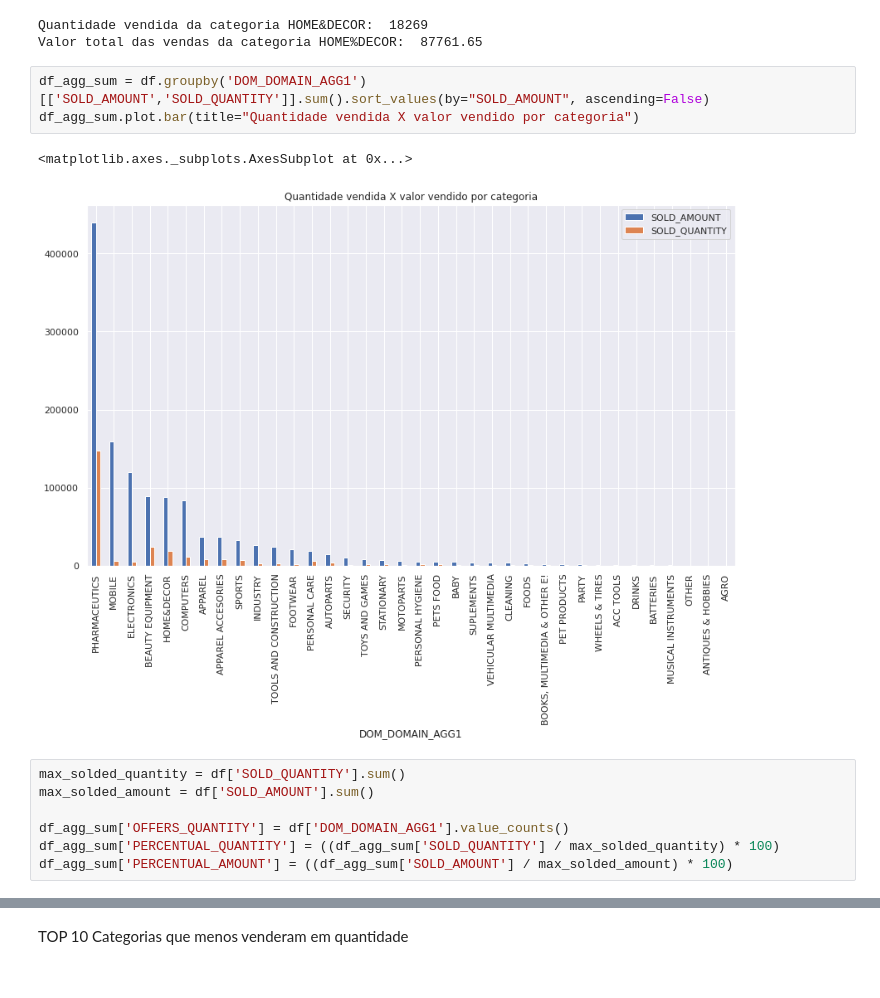
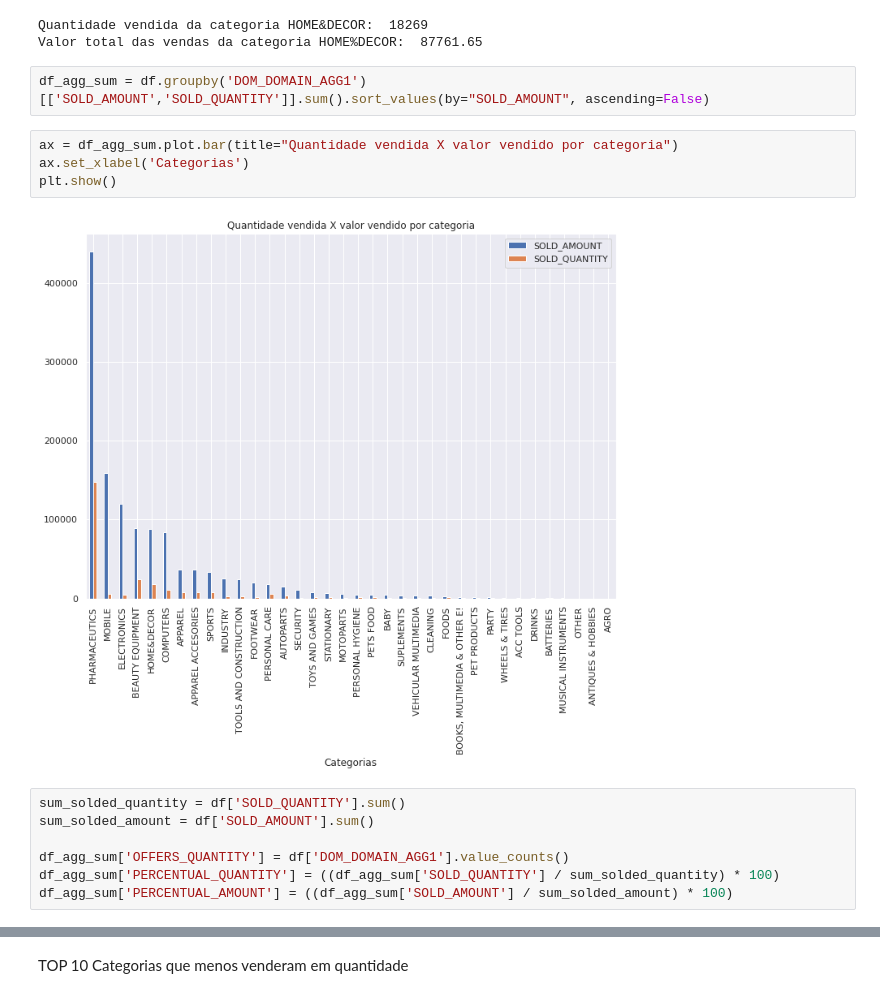
Before and after one commit to AnaClarice382/data_science_analysis, a Jupyter notebook: EDA_Oferta_Relampago.ipynb, the cells around one changed output, grey strips where cells are left out. Cells and saved outputs as stored; diff of their text form.

```diff
--- a/EDA_Oferta_Relampago.ipynb
+++ b/EDA_Oferta_Relampago.ipynb
@@ -106,14 +124,16 @@ Quantidade vendida da categoria HOME&DECOR:  18269
 Valor total das vendas da categoria HOME%DECOR:  87761.65
 # %%
 df_agg_sum = df.groupby('DOM_DOMAIN_AGG1')[['SOLD_AMOUNT','SOLD_QUANTITY']].sum().sort_values(by="SOLD_AMOUNT", ascending=False)
-df_agg_sum.plot.bar(title="Quantidade vendida X valor vendido por categoria")
-# %% [output]
-<matplotlib.axes._subplots.AxesSubplot at 0x...>
-[figure, removed]
+# %%
+ax = df_agg_sum.plot.bar(title="Quantidade vendida X valor vendido por categoria")
+ax.set_xlabel('Categorias')
+plt.show()
+# %% [output]
+[figure, added]
 # %%
-max_solded_quantity = df['SOLD_QUANTITY'].sum()
-max_solded_amount = df['SOLD_AMOUNT'].sum()
+sum_solded_quantity = df['SOLD_QUANTITY'].sum()
+sum_solded_amount = df['SOLD_AMOUNT'].sum()
 
 df_agg_sum['OFFERS_QUANTITY'] = df['DOM_DOMAIN_AGG1'].value_counts()
-df_agg_sum['PERCENTUAL_QUANTITY'] = ((df_agg_sum['SOLD_QUANTITY'] / max_solded_quantity) * 100)
-df_agg_sum['PERCENTUAL_AMOUNT'] = ((df_agg_sum['SOLD_AMOUNT'] / max_solded_amount) * 100)
+df_agg_sum['PERCENTUAL_QUANTITY'] = ((df_agg_sum['SOLD_QUANTITY'] / sum_solded_quantity) * 100)
+df_agg_sum['PERCENTUAL_AMOUNT'] = ((df_agg_sum['SOLD_AMOUNT'] / sum_solded_amount) * 100)
```
Also changed, not shown: parts of 78 cells of this notebook.
